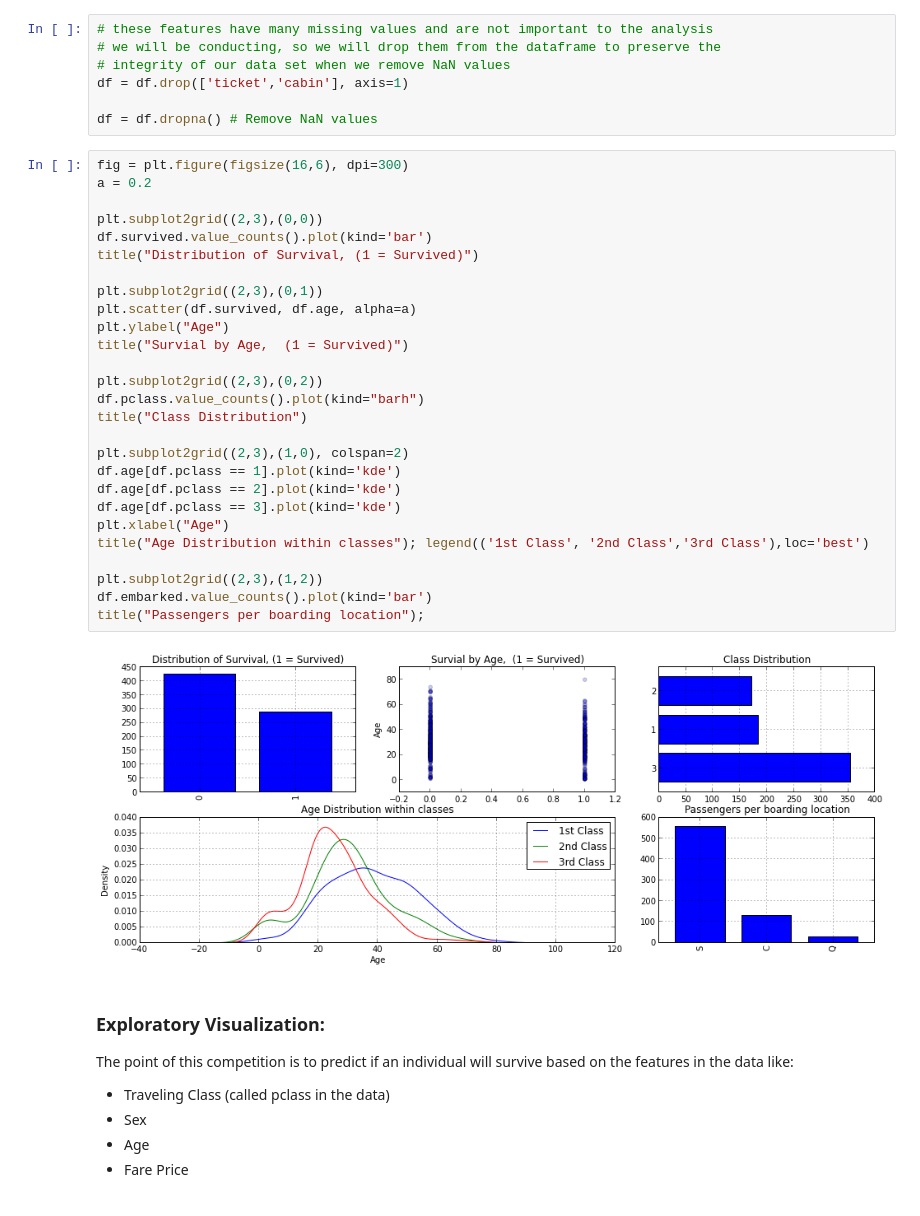
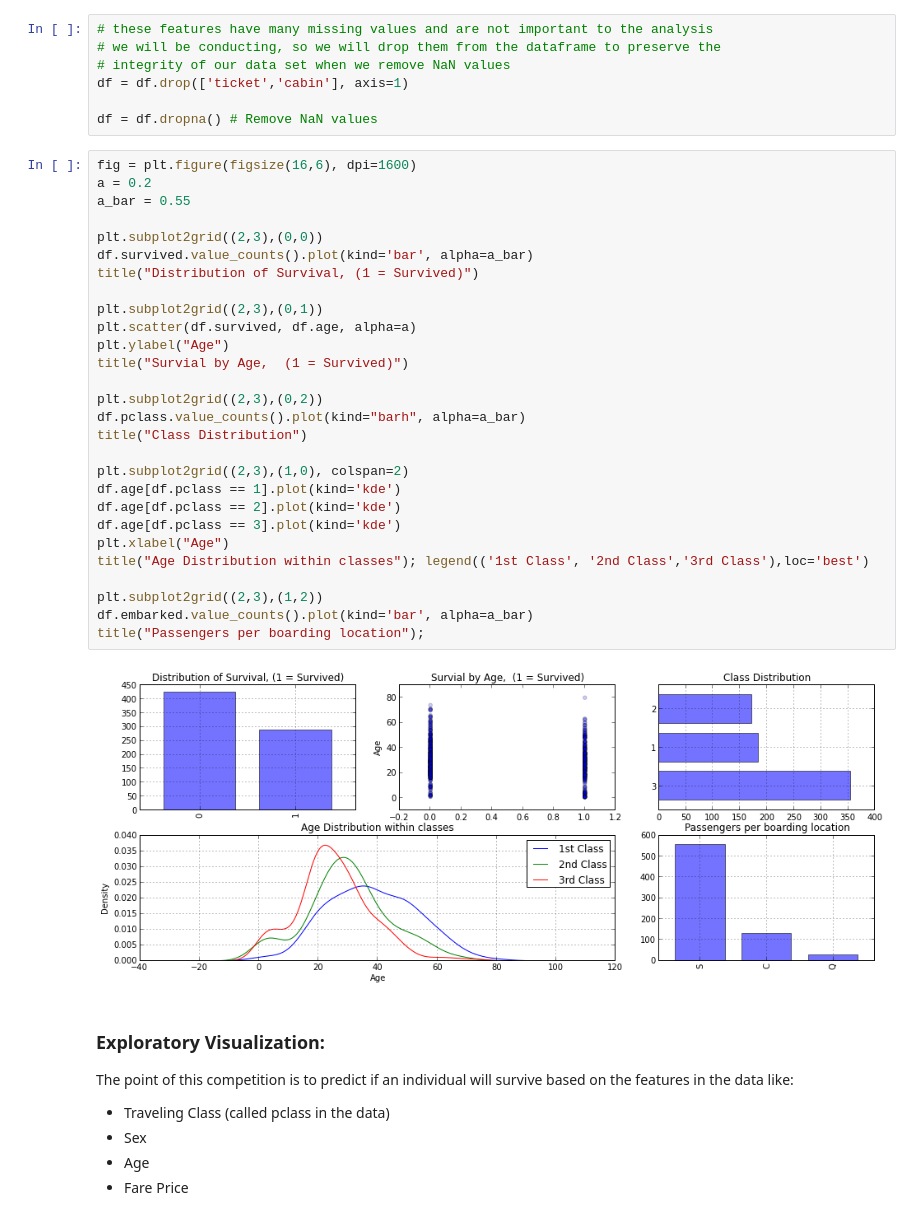
Before and after one commit to agconti/kaggle-titanic, a Jupyter notebook: Titanic.ipynb, the cells around one changed output. Drawn from its saved outputs; the diff is of its cells as text.

```diff
--- a/Titanic.ipynb
+++ b/Titanic.ipynb
@@ -86,34 +87,35 @@ df = df.drop(['ticket','cabin'], axis=1)
 
 df = df.dropna() # Remove NaN values
 # %%
-fig = plt.figure(figsize(16,6), dpi=300)
+fig = plt.figure(figsize(16,6), dpi=1600)
 a = 0.2
+a_bar = 0.55
 
 plt.subplot2grid((2,3),(0,0))
-df.survived.value_counts().plot(kind='bar')
+df.survived.value_counts().plot(kind='bar', alpha=a_bar)
 title("Distribution of Survival, (1 = Survived)")
 
 plt.subplot2grid((2,3),(0,1))
 plt.scatter(df.survived, df.age, alpha=a)
 plt.ylabel("Age")
 title("Survial by Age,  (1 = Survived)")
 
 plt.subplot2grid((2,3),(0,2))
-df.pclass.value_counts().plot(kind="barh")
+df.pclass.value_counts().plot(kind="barh", alpha=a_bar)
 title("Class Distribution")
 
 plt.subplot2grid((2,3),(1,0), colspan=2)
 df.age[df.pclass == 1].plot(kind='kde')
 df.age[df.pclass == 2].plot(kind='kde')
 df.age[df.pclass == 3].plot(kind='kde')
 plt.xlabel("Age")
 title("Age Distribution within classes"); legend(('1st Class', '2nd Class','3rd Class'),loc='best')
 
 plt.subplot2grid((2,3),(1,2))
-df.embarked.value_counts().plot(kind='bar')
+df.embarked.value_counts().plot(kind='bar', alpha=a_bar)
 title("Passengers per boarding location");
 # %% [output]
-[figure, old version]
+[figure, new version]
 # %% [markdown]
 ### Exploratory Visualization:
 
```
Also changed, not shown: parts of 19 cells of this notebook.
